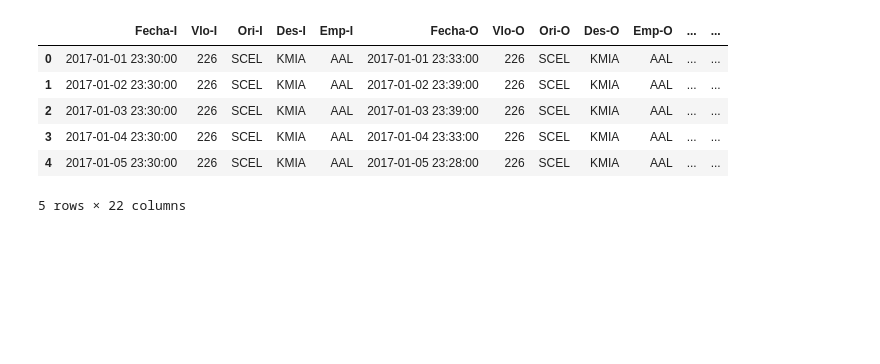
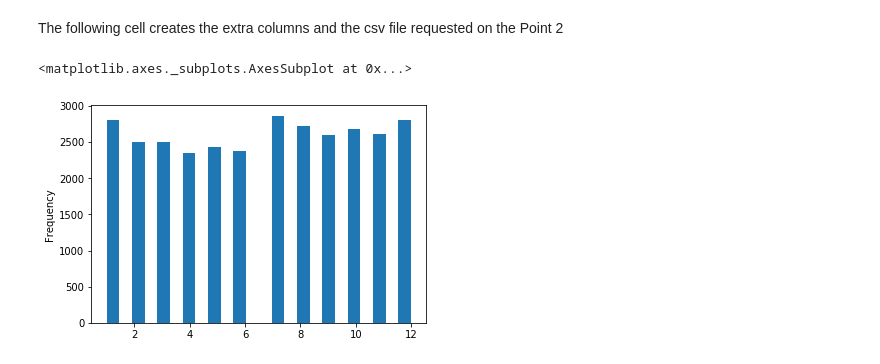
Before and after one commit to CamilaTr/DSC, a Jupyter notebook: solution.ipynb, the cells around one changed output. Saved outputs shown, nothing was run; the diff lists cells and outputs as text; code cells hidden in the pictures; blank space fills up the shorter version.

```diff
--- a/solution.ipynb
+++ b/solution.ipynb
@@ -3,7 +5,11 @@ import pandas as pd
 # %%
 dataset = pd.read_csv("dataset_SCL.csv",dtype="str")
+for col in dataset.columns:
+    dataset[col] = pd.to_numeric(dataset[col], errors='ignore')
 dataset['Fecha-I'] = pd.to_datetime(dataset['Fecha-I'])
 dataset['Fecha-O'] = pd.to_datetime(dataset['Fecha-O'])
+# %% [markdown]
+The following cell creates the extra columns and the csv file requested on the Point 2
 # %%
 def populate_high_season(date):
     if pd.to_datetime(str(date.year) + '-1-1') <= date < pd.to_datetime(str(date.year) + '-3-4'):
@@ -25,13 +31,8 @@ dataset['delay_15'] = dataset['min_diff'].apply(lambda x: 1 if x > 15 else 0)
 per_day_lambda = lambda x: 'night' if 0<=x<=4 else 'morning' if 5<=x<=11 else 'afernoon' if 12<=x<=18 else 'night' if 19<=x<=23 else 'n/a'
 dataset['period_day'] = dataset['Fecha-I'].dt.hour.apply(per_day_lambda)
 dataset.to_csv('synthetic_features.csv', index=False)
-# %%
-dataset.head()
-# %% [output]
-|  | Fecha-I | Vlo-I | Ori-I | Des-I | Emp-I | Fecha-O | Vlo-O | Ori-O | Des-O | Emp-O | ... | ... |
-| 0 | 2017-01-01 23:30:00 | 226 | SCEL | KMIA | AAL | 2017-01-01 23:33:00 | 226 | SCEL | KMIA | AAL | ... | ... |
-| 1 | 2017-01-02 23:30:00 | 226 | SCEL | KMIA | AAL | 2017-01-02 23:39:00 | 226 | SCEL | KMIA | AAL | ... | ... |
-| 2 | 2017-01-03 23:30:00 | 226 | SCEL | KMIA | AAL | 2017-01-03 23:39:00 | 226 | SCEL | KMIA | AAL | ... | ... |
-| 3 | 2017-01-04 23:30:00 | 226 | SCEL | KMIA | AAL | 2017-01-04 23:33:00 | 226 | SCEL | KMIA | AAL | ... | ... |
-| 4 | 2017-01-05 23:30:00 | 226 | SCEL | KMIA | AAL | 2017-01-05 23:28:00 | 226 | SCEL | KMIA | AAL | ... | ... |
-5 rows × 22 columns
+# %%
+dataset[dataset['TIPOVUELO']=='I']['MES'].plot.hist(bins = 24)
+# %% [output]
+<matplotlib.axes._subplots.AxesSubplot at 0x...>
+[figure, added]
```
Also changed, not shown: parts of 12 cells of this notebook.
